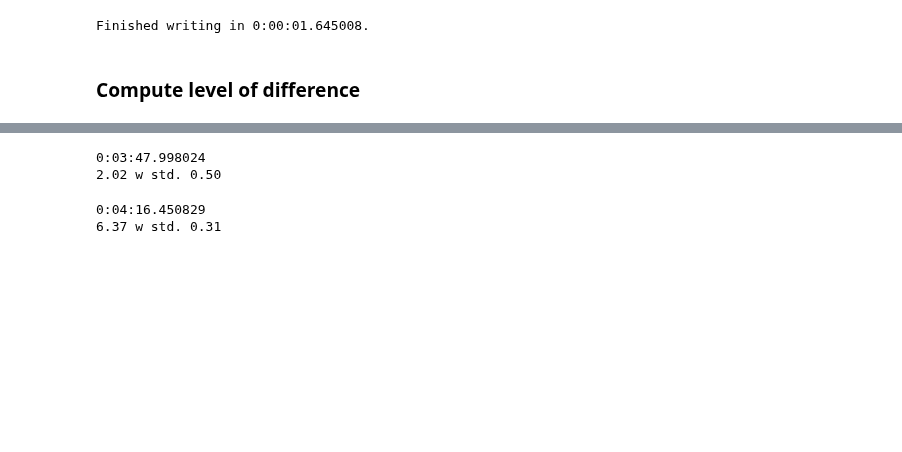
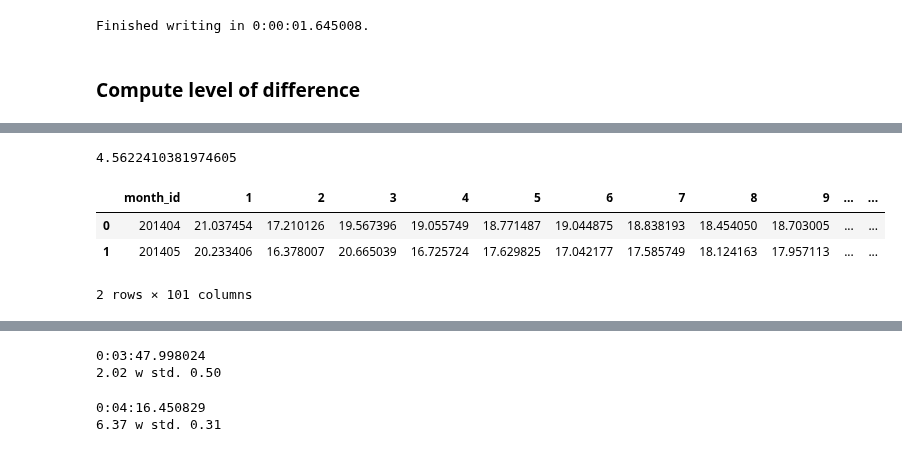
Before and after one commit to levon003/wiki-ores-feedback, a Jupyter notebook: notebook/DataShiftExploration.ipynb, the cells around one changed output, grey strips where cells are left out. Cells and saved outputs as stored; diff of their text form; code cells hidden in the pictures; blank space fills up the shorter version.

```diff
--- a/notebook/DataShiftExploration.ipynb
+++ b/notebook/DataShiftExploration.ipynb
@@ -310,0 +383,14 @@ sdf.to_numpy().shape
+# %%
+min(month_sample_kld_mean_list)
+# %% [output]
+4.5622410381974605
+# %%
+# load from file
+training_kld_filepath = os.path.join(working_dir, "month_sample_training_kld.csv")
+kld_df = pd.read_csv(training_kld_filepath, header=None).rename(columns={0: 'month_id'})
+kld_df.head(n=2)
+# %% [output]
+|  | month_id | 1 | 2 | 3 | 4 | 5 | 6 | 7 | 8 | 9 | ... | ... |
+| 0 | 201404 | 21.037454 | 17.210126 | 19.567396 | 19.055749 | 18.771487 | 19.044875 | 18.838193 | 18.454050 | 18.703005 | ... | ... |
+| 1 | 201405 | 20.233406 | 16.378007 | 20.665039 | 16.725724 | 17.629825 | 17.042177 | 17.585749 | 18.124163 | 17.957113 | ... | ... |
+2 rows × 101 columns
```
Also changed, not shown: parts of 18 cells of this notebook, 3 other files.
